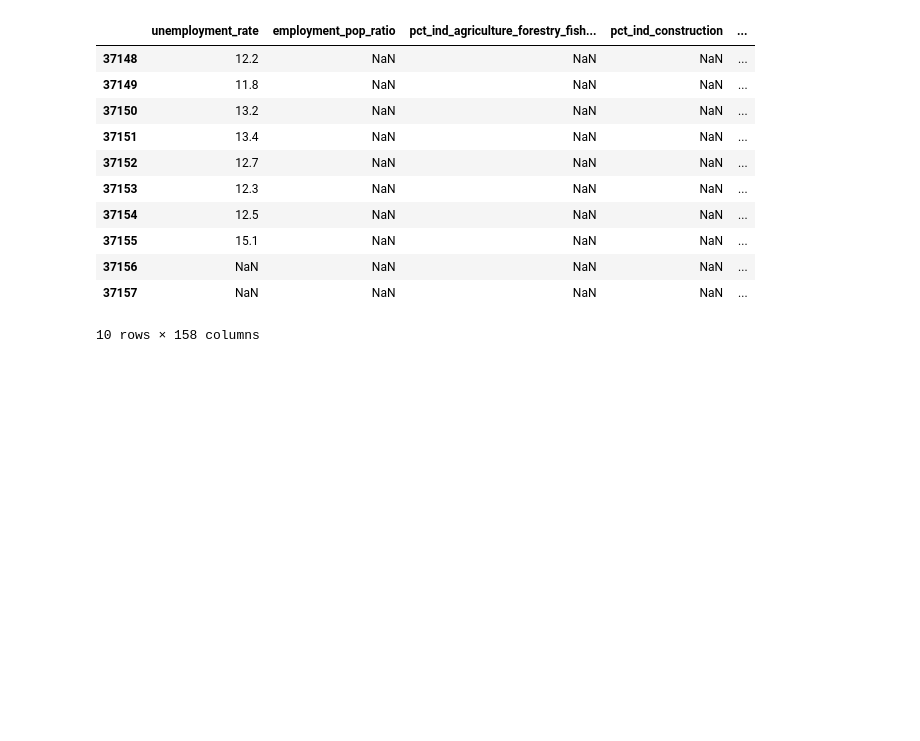
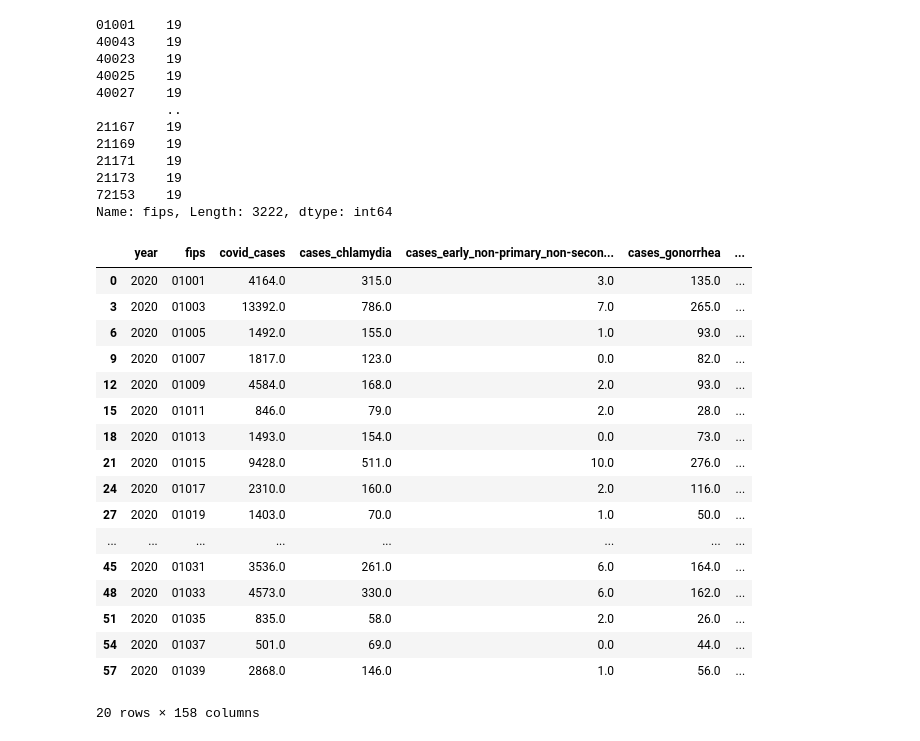
Before and after one commit to JayRPhilbrick/bdsi22dataminingsti, a Jupyter notebook: Notebooks/STI0220_all.ipynb, the cells around one changed output. Cells and saved outputs as stored; diff of their text form; code cells hidden in the pictures; blank space fills up the shorter version.

Commit message:
update all covariate merge

```diff
--- a/Notebooks/STI0220_all.ipynb
+++ b/Notebooks/STI0220_all.ipynb
@@ -141,0 +81,4 @@ for i in total[2:5]:
+# %%
+covstd = std.columns.intersection(df12.columns)
+df123 = pd.merge(std, df12, on = covstd.to_list(), how = 'outer')
+df123.sort_values(by = ['fips', 'year']).head(25)
@@ -141,0 +104,5 @@ for i in total[2:5]:
+# %%
+covcovid = covid.columns.intersection(df123.columns)
+df1234 = pd.merge(covid, df123, on = covcovid.to_list(), how = 'outer')
+df1234 = df1234[(df1234['year']>=2002) & (df1234['year']<=2020)]
+df1234.sort_values(by = ['fips', 'year']).head(25)
@@ -142,6 +128,6 @@ for i in total[2:5]:
 # %%
-for i in df.index:
-    if df.loc[i, 'year'] <=2009 :
-        df.loc[i, 'employment_pop_ratio'] = df.loc[i,'employed_persons']/df.loc[i,'total_pop'] * 100
-df['employment_pop_ratio'].head(20)
+for i in df1234.index:
+    if df1234.loc[i, 'year'] <=2009 :
+        df1234.loc[i, 'employment_pop_ratio'] = df1234.loc[i,'employed_persons']/df1234.loc[i,'total_pop'] * 100
+df1234.sort_values(by = ['fips','year']).reset_index(drop = True).loc[:,['fips','year','employment_pop_ratio']].head(20)
 # %% [output]
@@ -165,22 +151,40 @@ Name: employment_pop_ratio, dtype: float64
 # %%
-df.drop(columns = 'employed_persons', inplace = True)
+df1234.drop(columns = 'employed_persons', inplace = True)
 # %%
-counts = df['fips'].value_counts()
-ys = df[df['fips'].isin(counts[counts == 19].index)]
-
-ys.head(10)
+counts = df1234['fips'].value_counts()
+ys = df1234[df1234['fips'].isin(counts[counts == 19].index)]
+print(ys['fips'].value_counts())
+ys.head(20)
 # %% [output]
+01001    19
+40043    19
+40023    19
+40025    19
+40027    19
+         ..
+21167    19
+21169    19
+21171    19
+21173    19
+72153    19
+Name: fips, Length: 3222, dtype: int64
-|  | unemployment_rate | employment_pop_ratio | pct_ind_agriculture_forestry_fish... | pct_ind_construction | ... |
-| 37148 | 12.2 | NaN | NaN | NaN | ... |
-| 37149 | 11.8 | NaN | NaN | NaN | ... |
-| 37150 | 13.2 | NaN | NaN | NaN | ... |
-| 37151 | 13.4 | NaN | NaN | NaN | ... |
-| 37152 | 12.7 | NaN | NaN | NaN | ... |
-| 37153 | 12.3 | NaN | NaN | NaN | ... |
-| 37154 | 12.5 | NaN | NaN | NaN | ... |
-| 37155 | 15.1 | NaN | NaN | NaN | ... |
-| 37156 | NaN | NaN | NaN | NaN | ... |
-| 37157 | NaN | NaN | NaN | NaN | ... |
+|  | year | fips | covid_cases | cases_chlamydia | cases_early_non-primary_non-secon... | cases_gonorrhea | ... |
+| 0 | 2020 | 01001 | 4164.0 | 315.0 | 3.0 | 135.0 | ... |
+| 3 | 2020 | 01003 | 13392.0 | 786.0 | 7.0 | 265.0 | ... |
+| 6 | 2020 | 01005 | 1492.0 | 155.0 | 1.0 | 93.0 | ... |
+| 9 | 2020 | 01007 | 1817.0 | 123.0 | 0.0 | 82.0 | ... |
+| 12 | 2020 | 01009 | 4584.0 | 168.0 | 2.0 | 93.0 | ... |
+| 15 | 2020 | 01011 | 846.0 | 79.0 | 2.0 | 28.0 | ... |
+| 18 | 2020 | 01013 | 1493.0 | 154.0 | 0.0 | 73.0 | ... |
+| 21 | 2020 | 01015 | 9428.0 | 511.0 | 10.0 | 276.0 | ... |
+| 24 | 2020 | 01017 | 2310.0 | 160.0 | 2.0 | 116.0 | ... |
+| 27 | 2020 | 01019 | 1403.0 | 70.0 | 1.0 | 50.0 | ... |
+| ... | ... | ... | ... | ... | ... | ... | ... |
+| 45 | 2020 | 01031 | 3536.0 | 261.0 | 6.0 | 164.0 | ... |
+| 48 | 2020 | 01033 | 4573.0 | 330.0 | 6.0 | 162.0 | ... |
+| 51 | 2020 | 01035 | 835.0 | 58.0 | 2.0 | 26.0 | ... |
+| 54 | 2020 | 01037 | 501.0 | 69.0 | 0.0 | 44.0 | ... |
+| 57 | 2020 | 01039 | 2868.0 | 146.0 | 1.0 | 56.0 | ... |
-10 rows × 158 columns
+20 rows × 158 columns
 # %%
 ys.to_csv('../Data/Final/STI0220_cov0220.csv')
```
Also changed, not shown: parts of 11 cells of this notebook, 6 other files.
